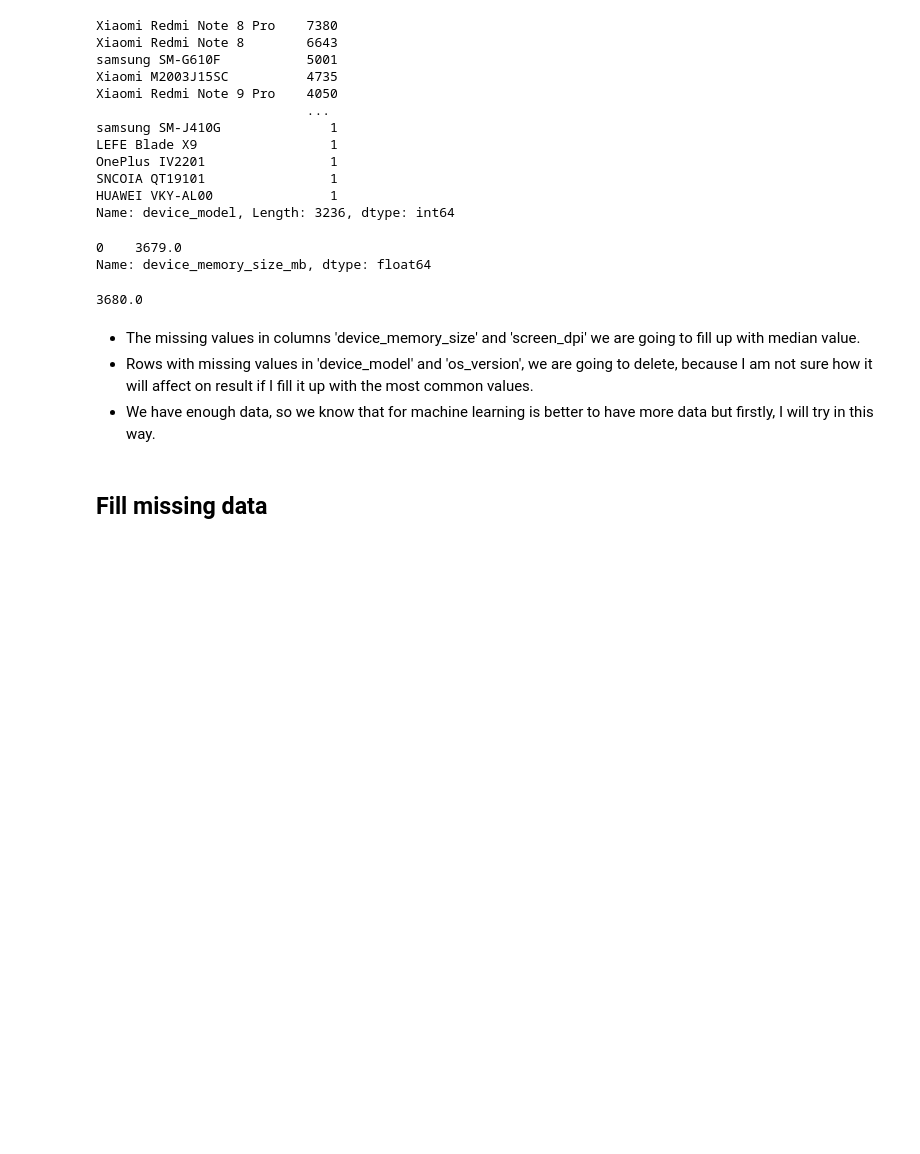
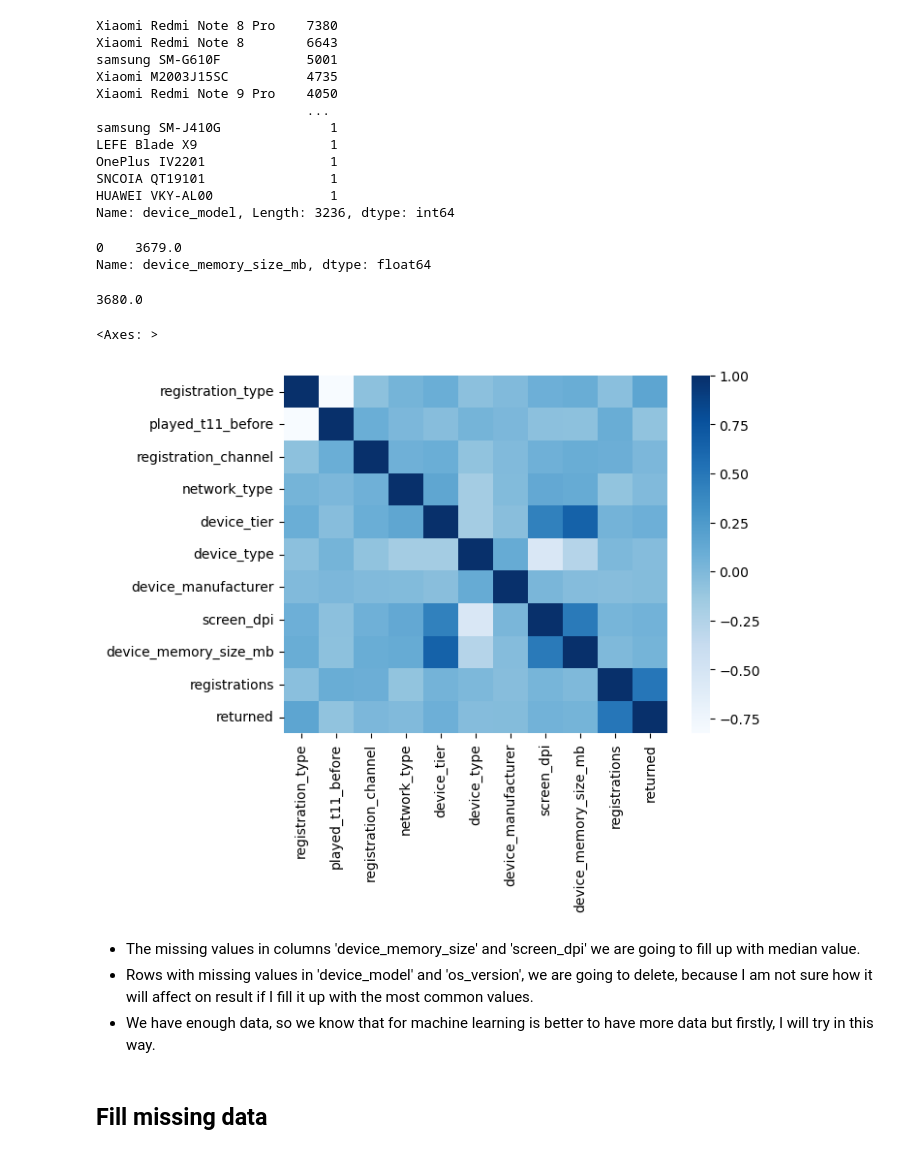
Before and after one commit to alexiandra97/T11-ML-project, a Jupyter notebook: T11-Machine-learning-model.ipynb, the cells around one changed output. Drawn from its saved outputs; the diff is of its cells as text; code cells hidden in the pictures; blank space fills up the shorter version.

Commit message:
add heatmap

```diff
--- a/T11-Machine-learning-model.ipynb
+++ b/T11-Machine-learning-model.ipynb
@@ -194,6 +215,12 @@ Name: device_memory_size_mb, dtype: float64
 df.device_memory_size_mb.median()
 # %% [output]
 3680.0
+# %%
+correlation = df.corr()
+sns.heatmap(correlation, linecolor='white', cmap ="Blues")
+# %% [output]
+<Axes: >
+[figure, added]
 # %% [markdown]
  * The missing values in columns 'device_memory_size' and 'screen_dpi' we are going to fill up with median value.
  * Rows with missing values in 'device_model' and 'os_version', we are going to delete, because I am not sure how it will affect on result if I fill it up with the most common values.
```
Also changed, not shown: parts of 26 cells of this notebook.
